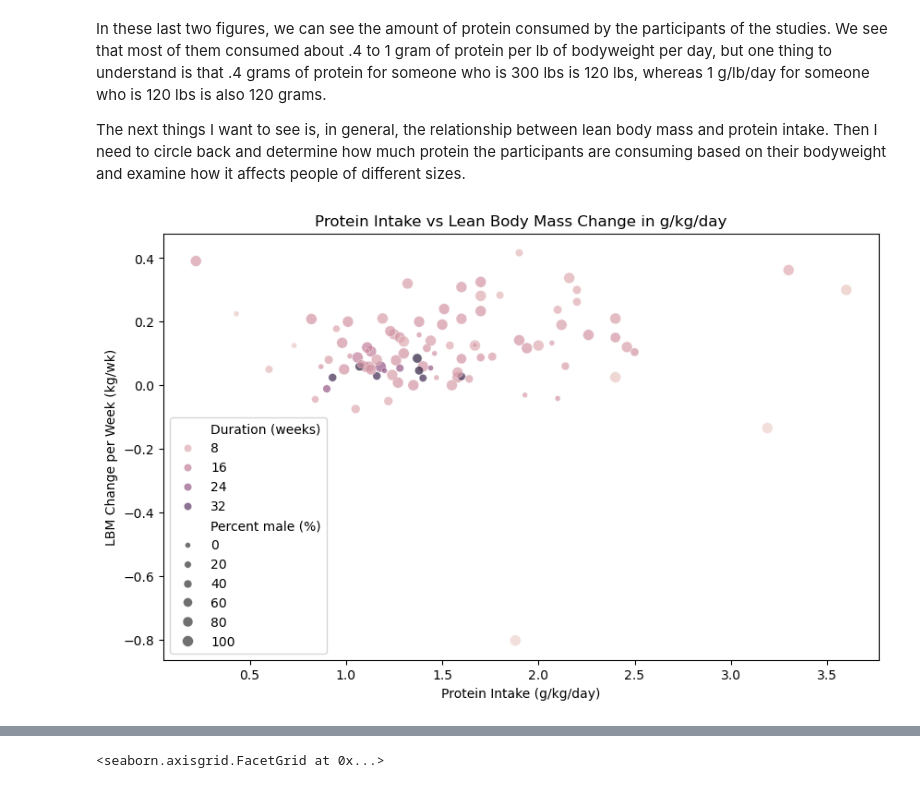
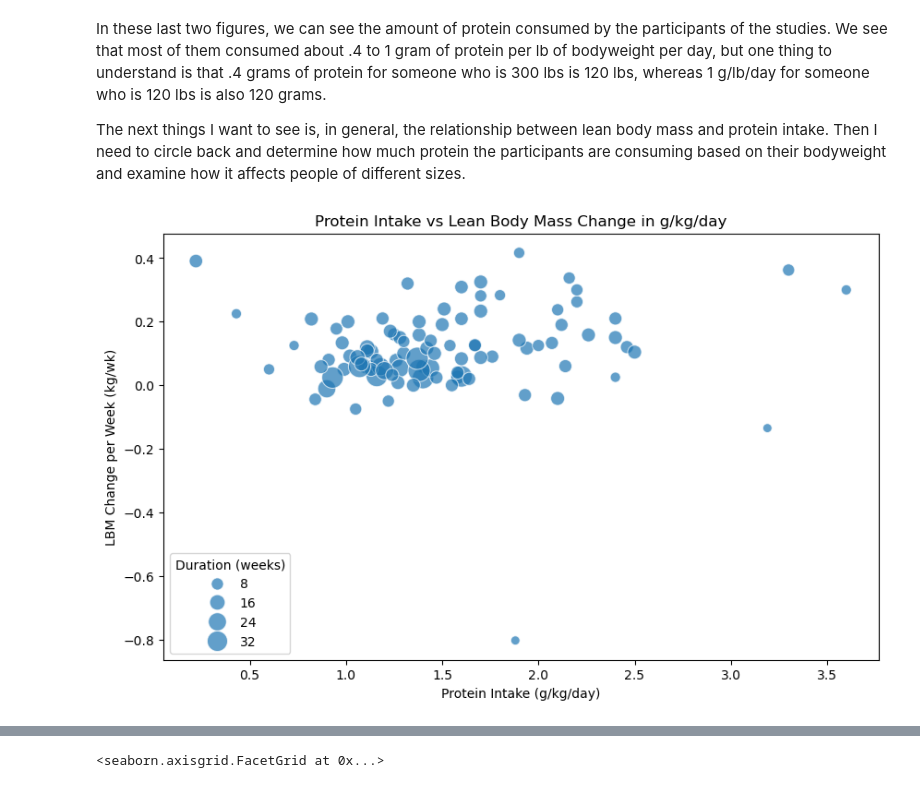
Before and after one commit to adriankUSA/portfolio, a Jupyter notebook: protein_resistance_analysis/protein_resistance_analysis.ipynb, the cells around one changed output, grey strips where cells are left out. Cells and saved outputs as stored; diff of their text form; code cells hidden in the pictures.

```diff
--- a/protein_resistance_analysis/protein_resistance_analysis.ipynb
+++ b/protein_resistance_analysis/protein_resistance_analysis.ipynb
@@ -196,19 +196,19 @@ The next things I want to see is, in general, the relationship between lean body
 # %%
 plt.figure(figsize=(10,6))
 sns.scatterplot(
     data=df_clean,
     x="Protein intake (g/kg/day)",
     y="LBM change per week (kg/wk)",
-    hue="Duration (weeks)",
-    size="Percent male (%)",
+    size="Duration (weeks)",
+    sizes=(50, 300),
     alpha=0.7
 )
 plt.xlabel("Protein Intake (g/kg/day)")
 plt.ylabel("LBM Change per Week (kg/wk)")
 plt.title("Protein Intake vs Lean Body Mass Change in g/kg/day")
 plt.show()
 # %% [output]
-[figure, old version]
+[figure, new version]
 # %%
 df_clean["LBM change per week (lb/wk)"] = df_clean["LBM change per week (kg/wk)"] * 2.20462
 
```
Also changed, not shown: parts of 2 cells of this notebook, 1 other file.
